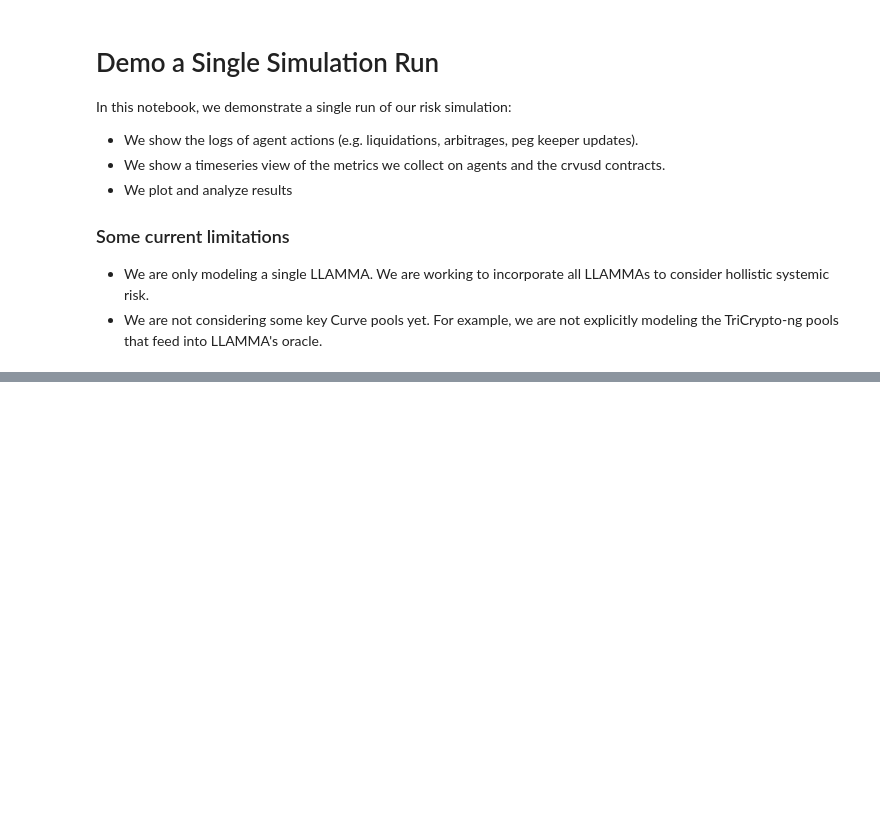
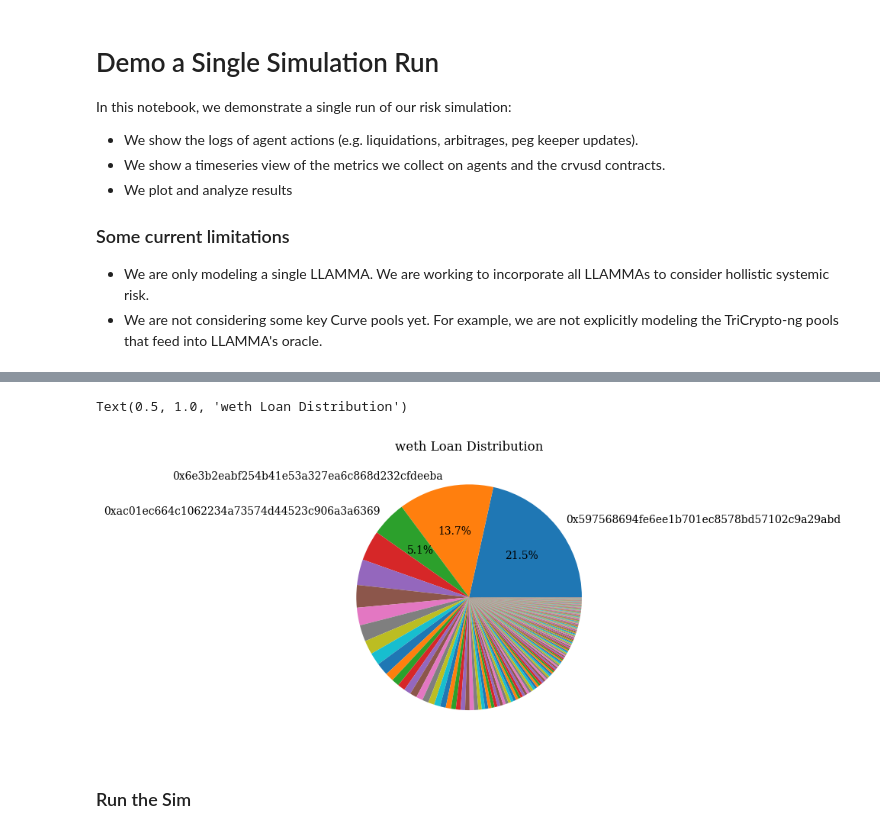
Before and after one commit to xenophonlabs/crvUSDrisk, a Jupyter notebook: notebooks/demo_sim.ipynb, the cells around one changed output, grey strips where cells are left out. Cells and saved outputs as stored; diff of their text form; code cells hidden in the pictures; blank space fills up the shorter version.

```diff
--- a/notebooks/demo_sim.ipynb
+++ b/notebooks/demo_sim.ipynb
@@ -54,2 +60,27 @@ metricsprocessor.initial_state
+# %%
+import matplotlib.pyplot as plt
+
+def custom_autopct(pct):
+    return '{:.1f}%'.format(pct) if pct > 5 else ''
+
+controller = scenario.controller
+total_debt = 0
+loans = {}
+for user, loan in controller.loan.items():
+    debt = loan.initial_debt / 1e18
+    loans[user] = debt
+    total_debt += debt
+
+thresh = 0.05 * total_debt
+loans = dict(sorted(loans.items(), key=lambda x: x[1], reverse=True))
+labels = [a if loans[a] > thresh else '' for a in loans.keys()]
+f, ax = plt.subplots()
+pie = ax.pie(loans.values(), labels=labels, autopct=custom_autopct)
+ax.set_title(f"{scenario.market_name} Loan Distribution")
+# %% [output]
+Text(0.5, 1.0, 'weth Loan Distribution')
+[figure, added]
+# %% [markdown]
+### Run the Sim
 # %%
 for sample in scenario.pricepaths:
```
Also changed, not shown: parts of 15 cells of this notebook.
